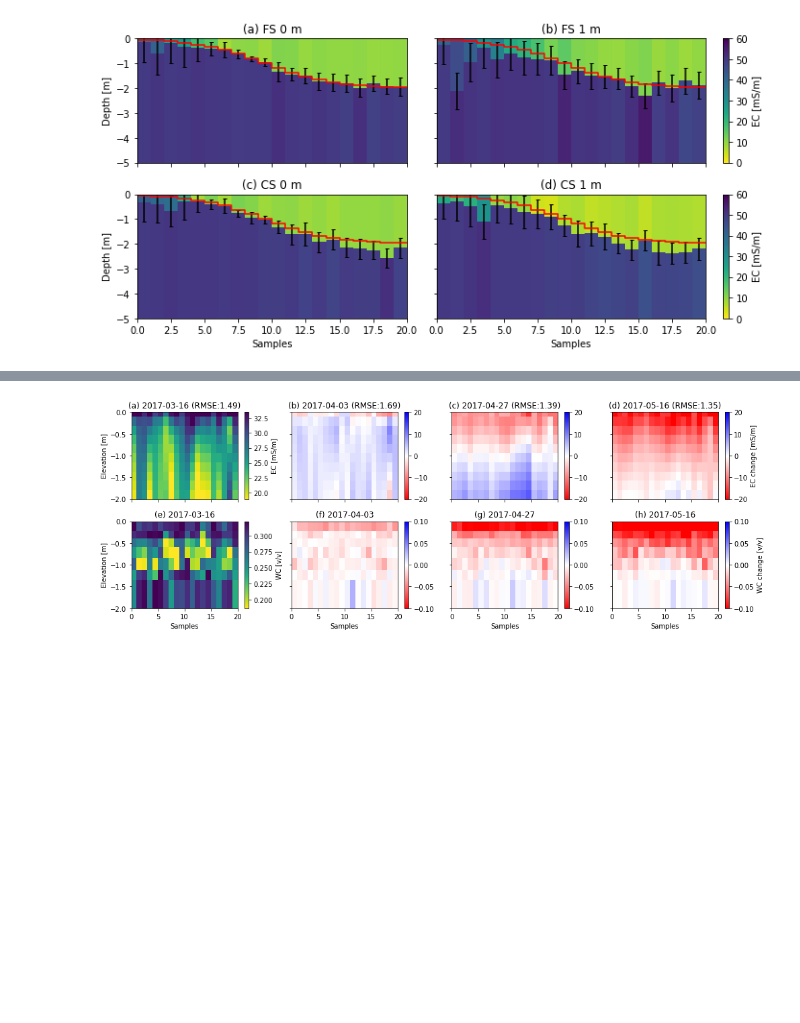
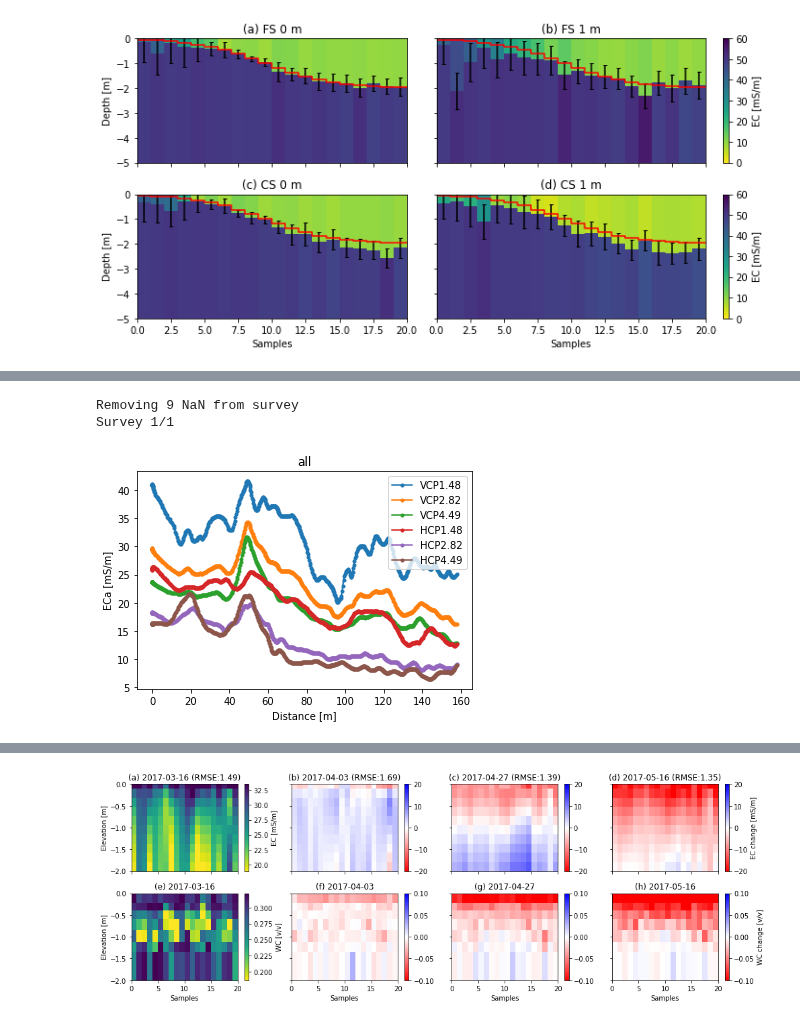
Before and after one commit to hkexgroup/emagpy, a Jupyter notebook: src/em-paper.ipynb, the cells around one changed output, grey strips where cells are left out. Cells and saved outputs as stored; diff of their text form; code cells hidden in the pictures; blank space fills up the shorter version.

```diff
--- a/src/em-paper.ipynb
+++ b/src/em-paper.ipynb
@@ -92,12 +26,0 @@ Survey 1/1
-# %%
-# fixed depths
-k = Problem()
-k.createSurvey(datadir + 'leith/leith_dataset.csv')
-wdepths = k.surveys[0].df['depth'].values # measured water depths
-depths = np.c_[wdepths, wdepths + 0.2, wdepths + 0.45, wdepths + 0.75, wdepths + 1.1, wdepths + 1.5,
-              wdepths + 2]
-# setting initial model with top layer (the river) with fixed EC of 48 mS/m (measured)
-k.setInit(depths0=depths, conds0=[48, 20, 20, 20, 20, 20, 20, 20], fixedConds=[True, False, False, False, False, False, False, False])
-k.invert(njobs=-1, beta=0.0, alpha=0.1) # beta > 0 will cause lateral smoothing
-# k.setInit(depths0=np.linspace(0.1, 2, 20))
-# k.invert(forwardModel='CSgn')
@@ -654,0 +329,17 @@ Text(0, 0.5, 'RMSE of depth [m]')
+# %%
+# fixed depths
+k = Problem()
+k.createSurvey(datadir + 'leith/leith_dataset.csv')
+k.show(dist=True)
+depths = np.c_[wdepths, wdepths + 0.2, wdepths + 0.45, wdepths + 0.75,
+               wdepths + 1.1, wdepths + 1.5, wdepths + 2]
+# initial model with top layer (river) with fixed EC of 48 mS/m (measured)
+k.setInit(depths0=depths, conds0=[48, 20, 20, 20, 20, 20, 20, 20],
+          fixedConds=[True, False, False, False, False, False, False, False])
+k.invert(njobs=-1, beta=0.0, alpha=0.1) # beta > 0 will cause lateral smoothing
+# k.setInit(depths0=np.linspace(0.1, 2, 20))
+# k.invert(forwardModel='CSgn')
+# %% [output]
+Removing 9 NaN from survey
+Survey 1/1
+[figure, added]
```
Also changed, not shown: parts of 55 cells of this notebook, 2 other files.
